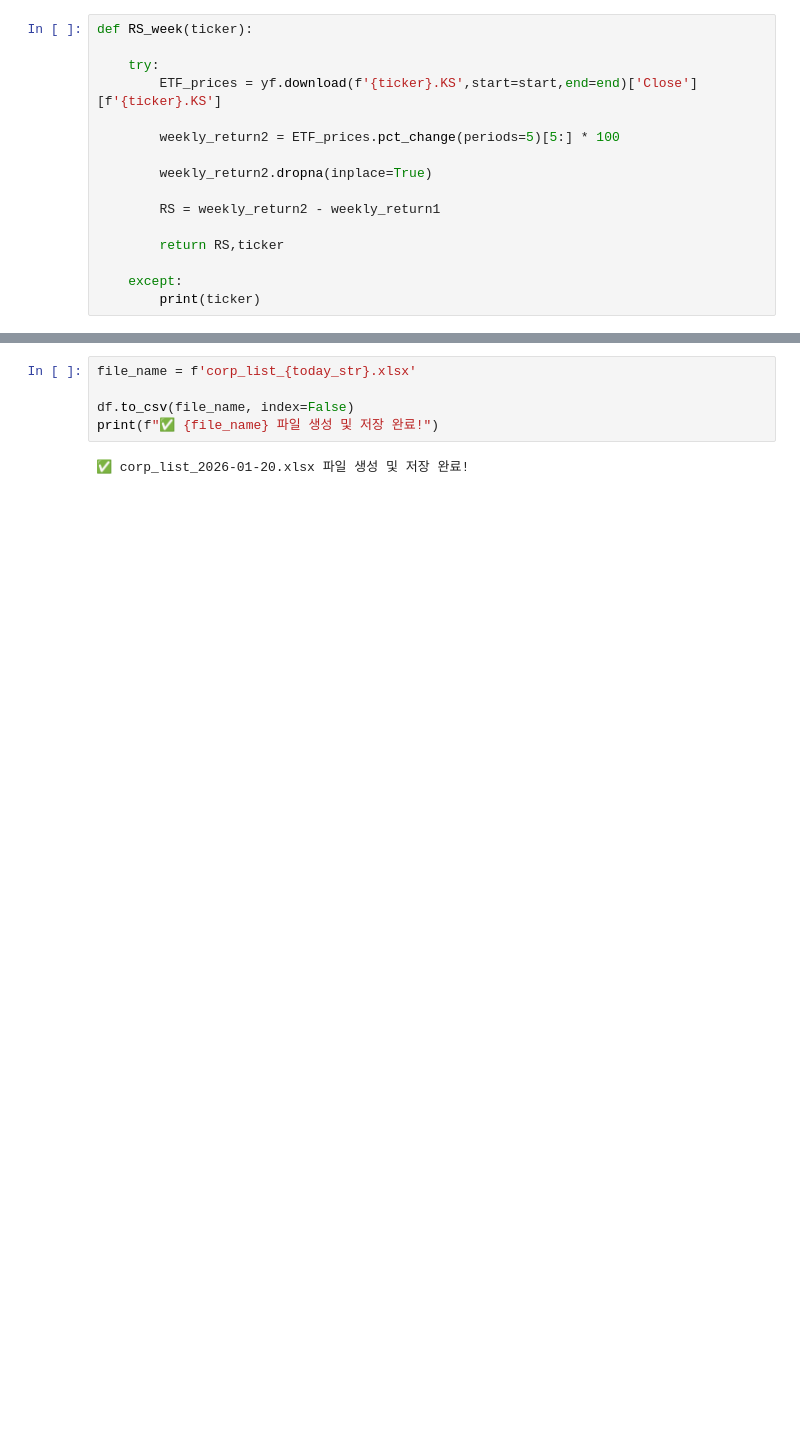
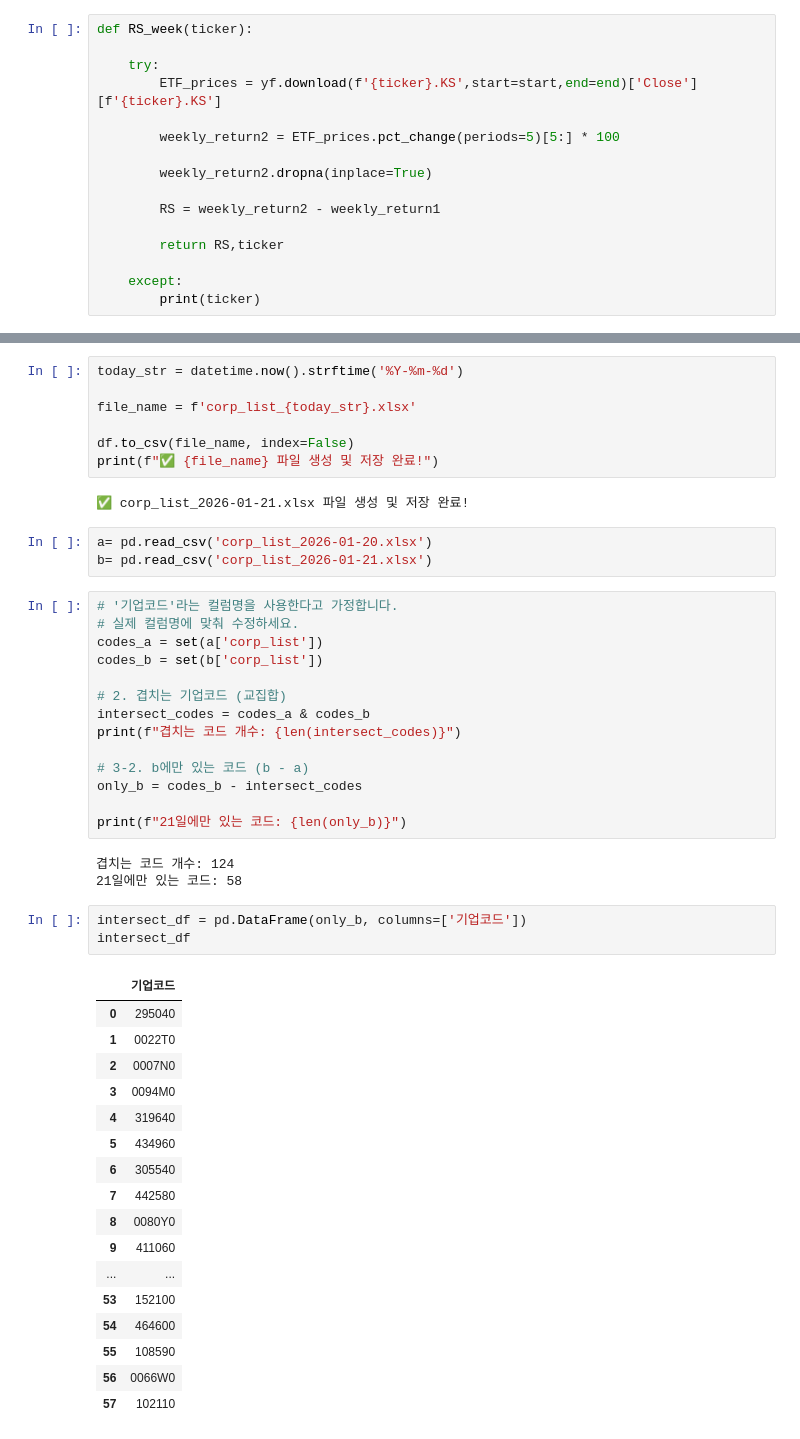
Before and after one commit to MinjunChoi24/JustStudy, a Jupyter notebook: Stock_analysis/RS_week.ipynb, the cells around one changed output, grey strips where cells are left out. Drawn from its saved outputs; the diff is of its cells as text; blank space fills up the shorter version.

```diff
--- a/Stock_analysis/RS_week.ipynb
+++ b/Stock_analysis/RS_week.ipynb
@@ -75,7 +74,50 @@ ModuleNotFoundError: No module named 'openpyxl'
 # %%
+today_str = datetime.now().strftime('%Y-%m-%d')
+
 file_name = f'corp_list_{today_str}.xlsx'
 
 df.to_csv(file_name, index=False)
 print(f"✅ {file_name} 파일 생성 및 저장 완료!")
 # %% [output]
-✅ corp_list_2026-01-20.xlsx 파일 생성 및 저장 완료!
+✅ corp_list_2026-01-21.xlsx 파일 생성 및 저장 완료!
+# %%
+a= pd.read_csv('corp_list_2026-01-20.xlsx')
+b= pd.read_csv('corp_list_2026-01-21.xlsx')
+# %%
+# '기업코드'라는 컬럼명을 사용한다고 가정합니다.
+# 실제 컬럼명에 맞춰 수정하세요.
+codes_a = set(a['corp_list'])
+codes_b = set(b['corp_list'])
+
+# 2. 겹치는 기업코드 (교집합)
+intersect_codes = codes_a & codes_b
+print(f"겹치는 코드 개수: {len(intersect_codes)}")
+
+# 3-2. b에만 있는 코드 (b - a)
+only_b = codes_b - intersect_codes
+
+print(f"21일에만 있는 코드: {len(only_b)}")
+# %% [output]
+겹치는 코드 개수: 124
+21일에만 있는 코드: 58
+# %%
+intersect_df = pd.DataFrame(only_b, columns=['기업코드'])
+intersect_df
+# %% [output]
+|  | 기업코드 |
+| 0 | 295040 |
+| 1 | 0022T0 |
+| 2 | 0007N0 |
+| 3 | 0094M0 |
+| 4 | 319640 |
+| 5 | 434960 |
+| 6 | 305540 |
+| 7 | 442580 |
+| 8 | 0080Y0 |
+| 9 | 411060 |
+| ... | ... |
+| 53 | 152100 |
+| 54 | 464600 |
+| 55 | 108590 |
+| 56 | 0066W0 |
+| 57 | 102110 |
```
Also changed, not shown: parts of 2 cells of this notebook, 4 other files.
